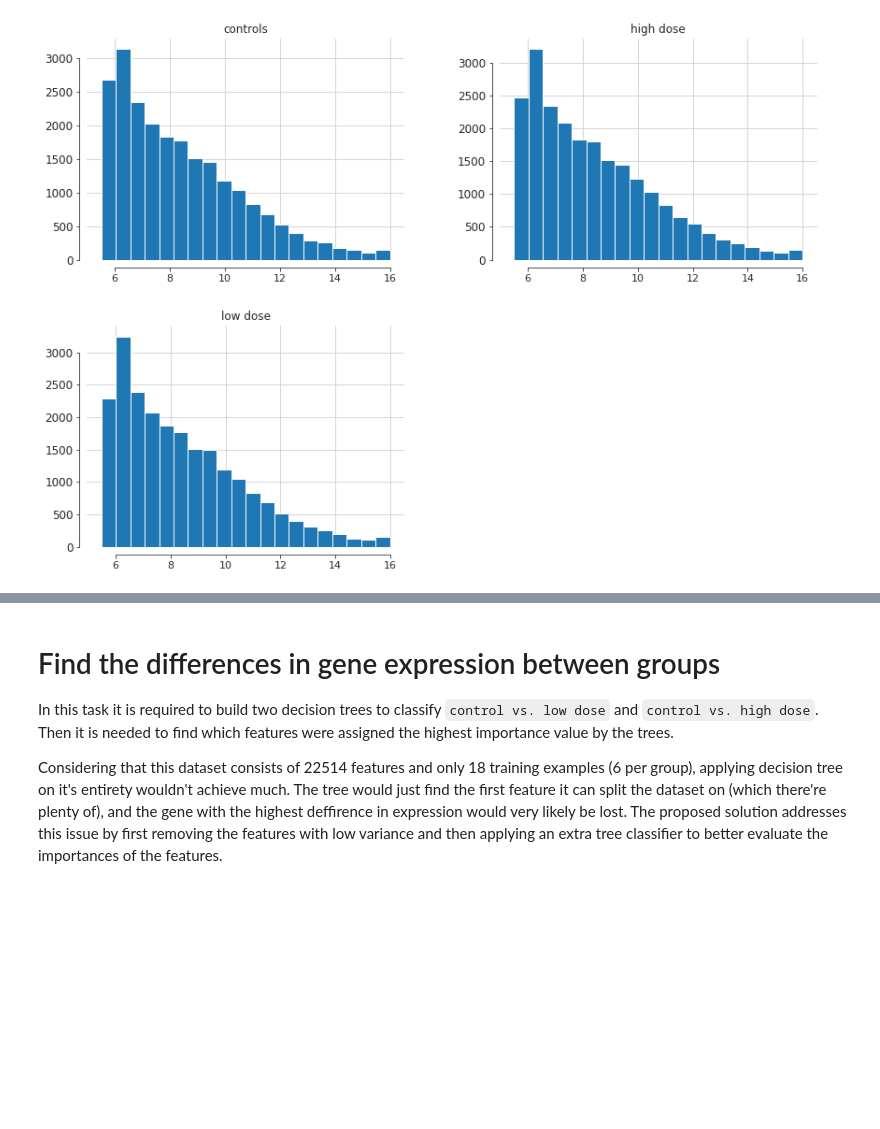
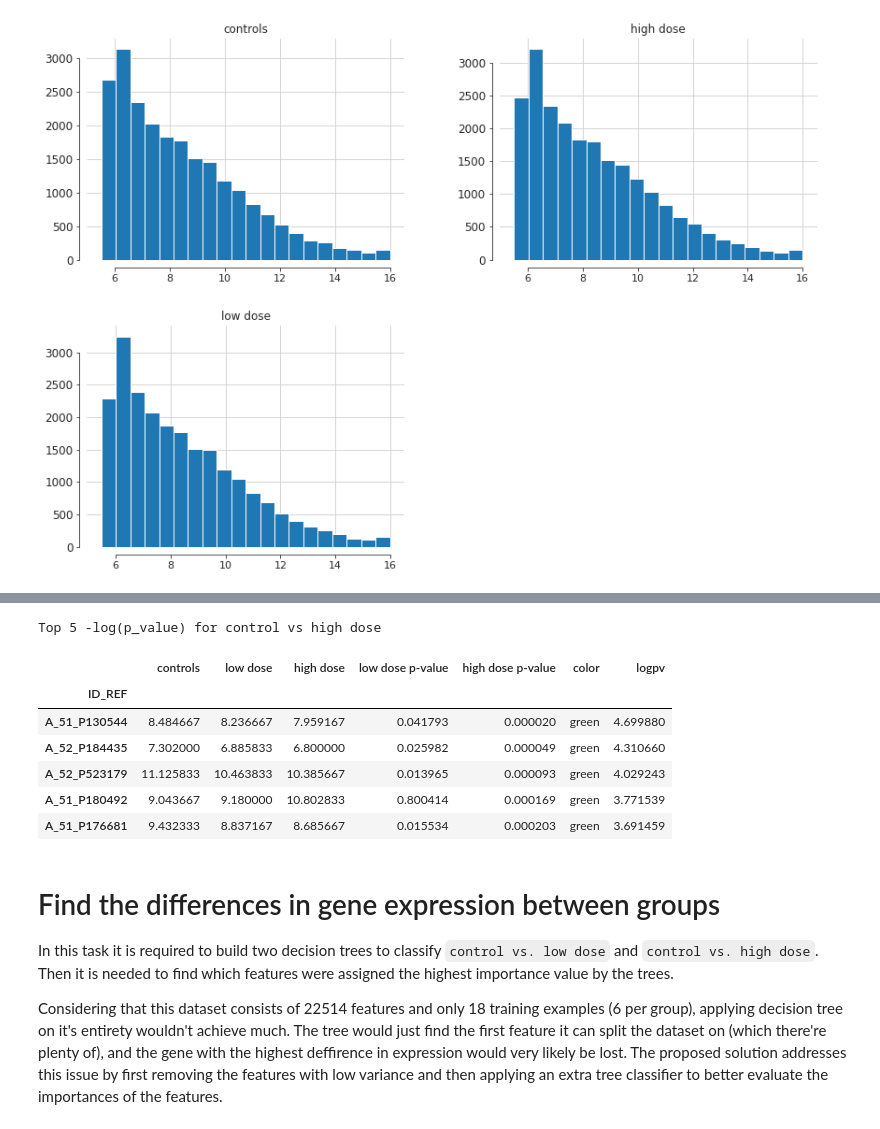
Before and after one commit to SquareWhite/gene-differentiation, a Jupyter notebook: gene_differentiation.ipynb, the cells around one changed output, grey strips where cells are left out. Drawn from its saved outputs; the diff is of its cells as text; code cells hidden in the pictures; blank space fills up the shorter version.

```diff
--- a/gene_differentiation.ipynb
+++ b/gene_differentiation.ipynb
@@ -153,3 +212,16 @@ sns.despine(offset=8, trim=True)
+# %%
+print('Top 5 -log(p_value) for control vs high dose')
+top_5_logPV = avg_with_pvals.logpv.nlargest(5)
+avg_with_pvals.loc[list(top_5_logPV.index)]
+# %% [output]
+Top 5 -log(p_value) for control vs high dose
+|  | controls | low dose | high dose | low dose p-value | high dose p-value | color | logpv |
+| ID_REF |  |  |  |  |  |  |  |
+| A_51_P130544 | 8.484667 | 8.236667 | 7.959167 | 0.041793 | 0.000020 | green | 4.699880 |
+| A_52_P184435 | 7.302000 | 6.885833 | 6.800000 | 0.025982 | 0.000049 | green | 4.310660 |
+| A_52_P523179 | 11.125833 | 10.463833 | 10.385667 | 0.013965 | 0.000093 | green | 4.029243 |
+| A_51_P180492 | 9.043667 | 9.180000 | 10.802833 | 0.800414 | 0.000169 | green | 3.771539 |
+| A_51_P176681 | 9.432333 | 8.837167 | 8.685667 | 0.015534 | 0.000203 | green | 3.691459 |
 # %% [markdown]
 # Find the differences in gene expression between groups
 
```
Also changed, not shown: parts of 9 cells of this notebook, 2 other files.
